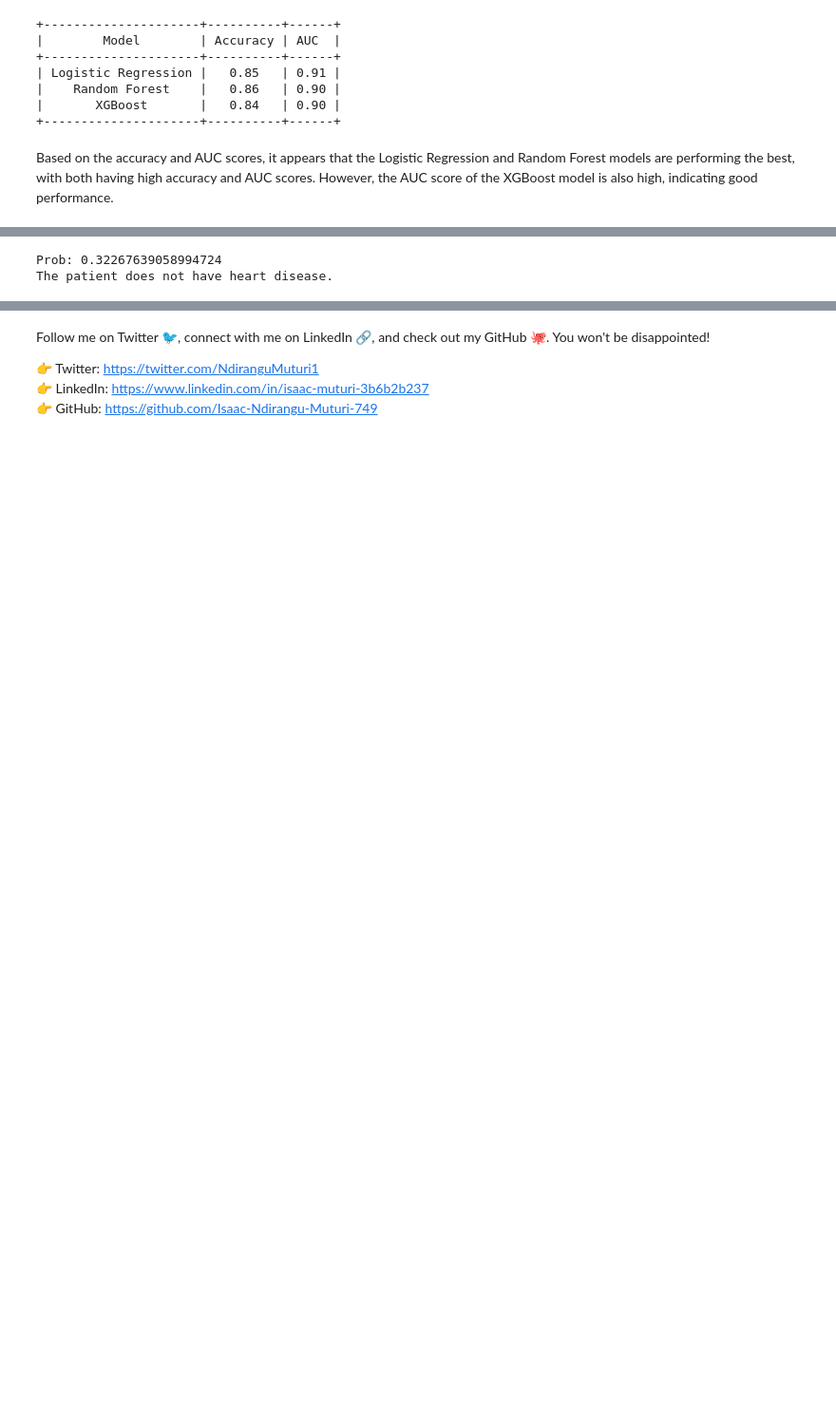
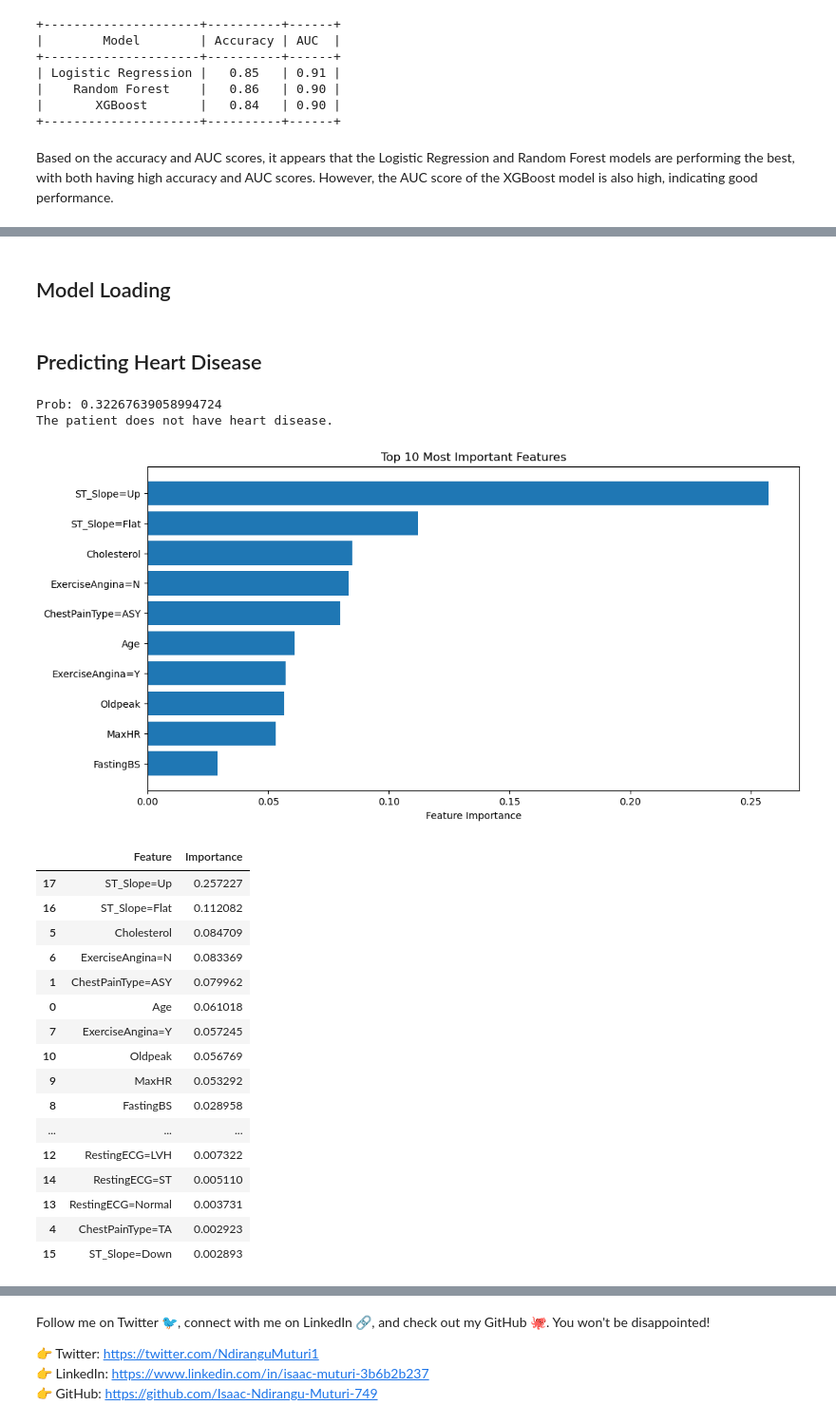
Before and after one commit to Isaac-Ndirangu-Muturi-749/EarlyHeart-Predictive-Modeling-for-Early-Heart-Disease-Detection, a Jupyter notebook: notebook.ipynb, the cells around one changed output, grey strips where cells are left out. Shown at 95% size. Cells and saved outputs as stored; diff of their text form; code cells hidden in the pictures; blank space fills up the shorter version.

```diff
--- a/notebook.ipynb
+++ b/notebook.ipynb
@@ -593,4 +757,6 @@ with open('random_forest_model.pkl', 'wb') as file:
         'vectorizer': vectorizer
     }
     pickle.dump(model_data, file)
+# %% [markdown]
+## Model Loading
 # %%
@@ -601,6 +769,8 @@ with open('random_forest_model.pkl', 'rb') as file:
 # Retrieve the loaded model and vectorizer
 loaded_rf_model = loaded_model_data['model']
 loaded_vectorizer = loaded_model_data['vectorizer']
+# %% [markdown]
+## Predicting Heart Disease
 # %%
 # Create a sample patient data dictionary
 sample_patient_data = {
@@ -632,3 +802,48 @@ else:
 # %% [output]
 Prob: 0.32267639058994724
 The patient does not have heart disease.
+# %%
+import matplotlib.pyplot as plt
+
+# Get feature importances from the Random Forest model
+feature_importances = loaded_rf_model.feature_importances_
+
+# Get the feature names from the DictVectorizer
+feature_names = loaded_vectorizer.get_feature_names_out()
+
+# Create a DataFrame to store feature names and their importances
+feature_importance_df = pd.DataFrame({'Feature': feature_names, 'Importance': feature_importances})
+
+# Sort the features by importance in descending order
+feature_importance_df = feature_importance_df.sort_values(by='Importance', ascending=False)
+
+# Plot the top N most important features
+N = 10  # You can change N to display more or fewer features
+plt.figure(figsize=(12, 6))
+plt.barh(feature_importance_df['Feature'][:N], feature_importance_df['Importance'][:N])
+plt.xlabel('Feature Importance')
+plt.title('Top 10 Most Important Features')
+plt.gca().invert_yaxis()
+plt.show()
+
+
+feature_importance_df
+# %% [output]
+[figure, added]
+|  | Feature | Importance |
+| 17 | ST_Slope=Up | 0.257227 |
+| 16 | ST_Slope=Flat | 0.112082 |
+| 5 | Cholesterol | 0.084709 |
+| 6 | ExerciseAngina=N | 0.083369 |
+| 1 | ChestPainType=ASY | 0.079962 |
+| 0 | Age | 0.061018 |
+| 7 | ExerciseAngina=Y | 0.057245 |
+| 10 | Oldpeak | 0.056769 |
+| 9 | MaxHR | 0.053292 |
+| 8 | FastingBS | 0.028958 |
+| ... | ... | ... |
+| 12 | RestingECG=LVH | 0.007322 |
+| 14 | RestingECG=ST | 0.005110 |
+| 13 | RestingECG=Normal | 0.003731 |
+| 4 | ChestPainType=TA | 0.002923 |
+| 15 | ST_Slope=Down | 0.002893 |
```
Also changed, not shown: parts of 45 cells of this notebook.
